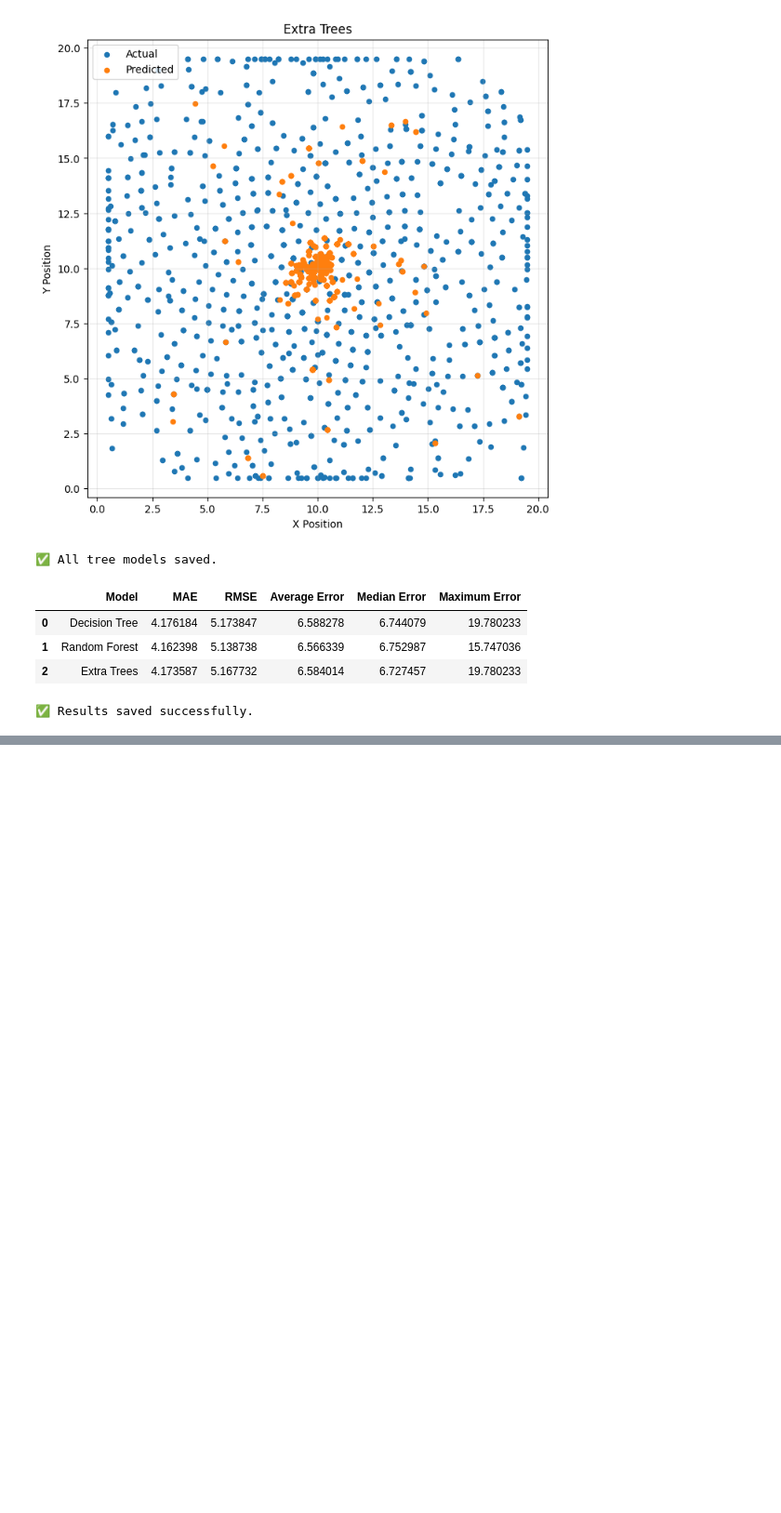
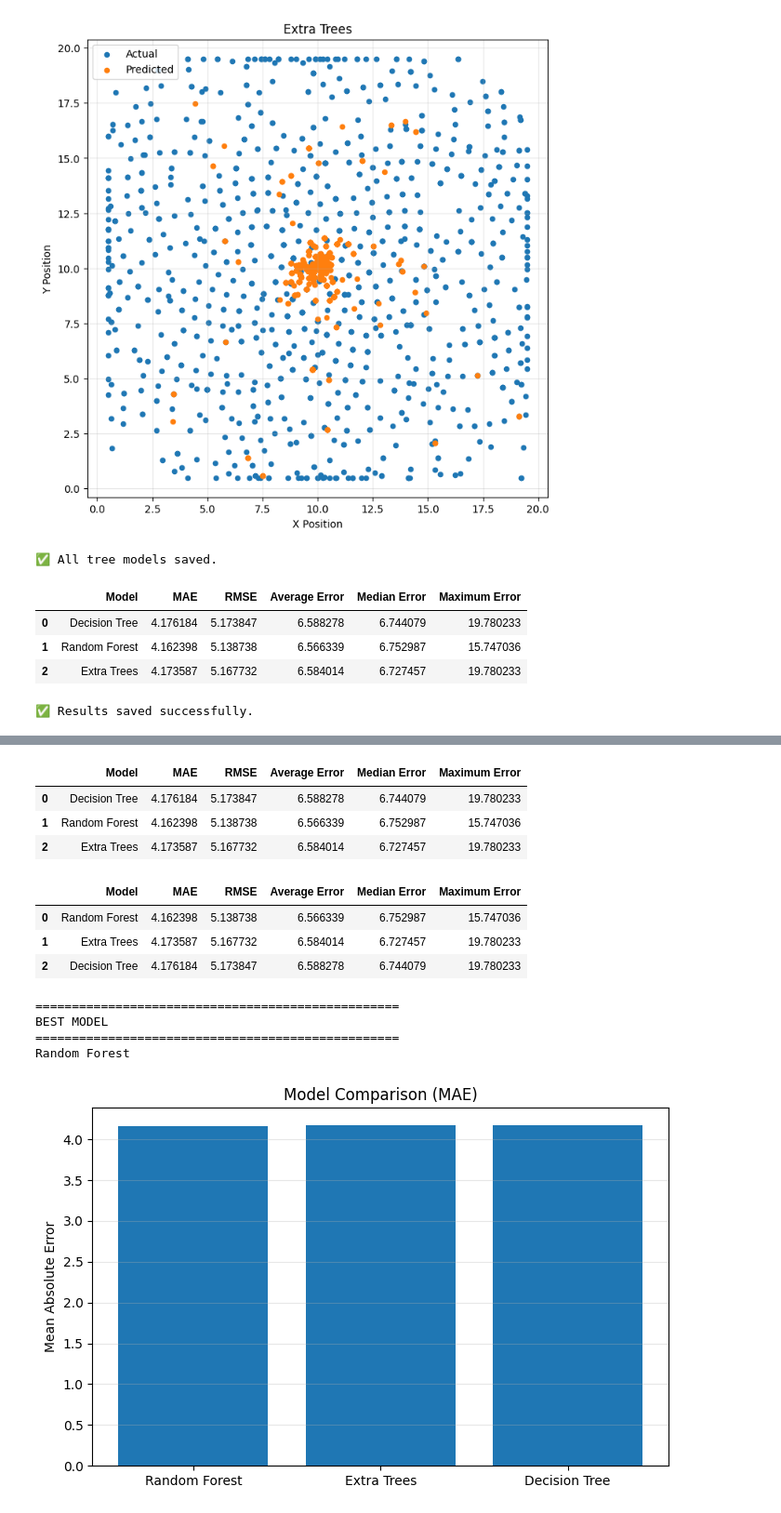
Before and after one commit to moazabeer/wifi-indoor-localization-ml, a Jupyter notebook: notebooks/WiFi_Indoor_Localization.ipynb, the cells around one changed output, grey strips where cells are left out. Shown at 93% size. Cells and saved outputs as stored; diff of their text form; code cells hidden in the pictures; blank space fills up the shorter version.

```diff
--- a/notebooks/WiFi_Indoor_Localization.ipynb
+++ b/notebooks/WiFi_Indoor_Localization.ipynb
@@ -1181,0 +1198,53 @@ print("✅ Results saved successfully.")
+# %%
+results = pd.read_csv("results/model_comparison.csv")
+
+results
+# %% [output]
+|  | Model | MAE | RMSE | Average Error | Median Error | Maximum Error |
+| 0 | Decision Tree | 4.176184 | 5.173847 | 6.588278 | 6.744079 | 19.780233 |
+| 1 | Random Forest | 4.162398 | 5.138738 | 6.566339 | 6.752987 | 15.747036 |
+| 2 | Extra Trees | 4.173587 | 5.167732 | 6.584014 | 6.727457 | 19.780233 |
+# %%
+results = results.sort_values(
+    by="Average Error",
+    ascending=True
+)
+
+results.reset_index(drop=True, inplace=True)
+
+results
+# %% [output]
+|  | Model | MAE | RMSE | Average Error | Median Error | Maximum Error |
+| 0 | Random Forest | 4.162398 | 5.138738 | 6.566339 | 6.752987 | 15.747036 |
+| 1 | Extra Trees | 4.173587 | 5.167732 | 6.584014 | 6.727457 | 19.780233 |
+| 2 | Decision Tree | 4.176184 | 5.173847 | 6.588278 | 6.744079 | 19.780233 |
+# %%
+best_model_name = results.iloc[0]["Model"]
+
+print("="*50)
+print("BEST MODEL")
+print("="*50)
+
+print(best_model_name)
+# %% [output]
+==================================================
+BEST MODEL
+==================================================
+Random Forest
+# %%
+plt.figure(figsize=(8,5))
+
+plt.bar(
+    results["Model"],
+    results["MAE"]
+)
+
+plt.title("Model Comparison (MAE)")
+
+plt.ylabel("Mean Absolute Error")
+
+plt.grid(axis="y", alpha=0.3)
+
+plt.show()
+# %% [output]
+[figure, added]
```
Also changed, not shown: parts of 26 cells of this notebook.
